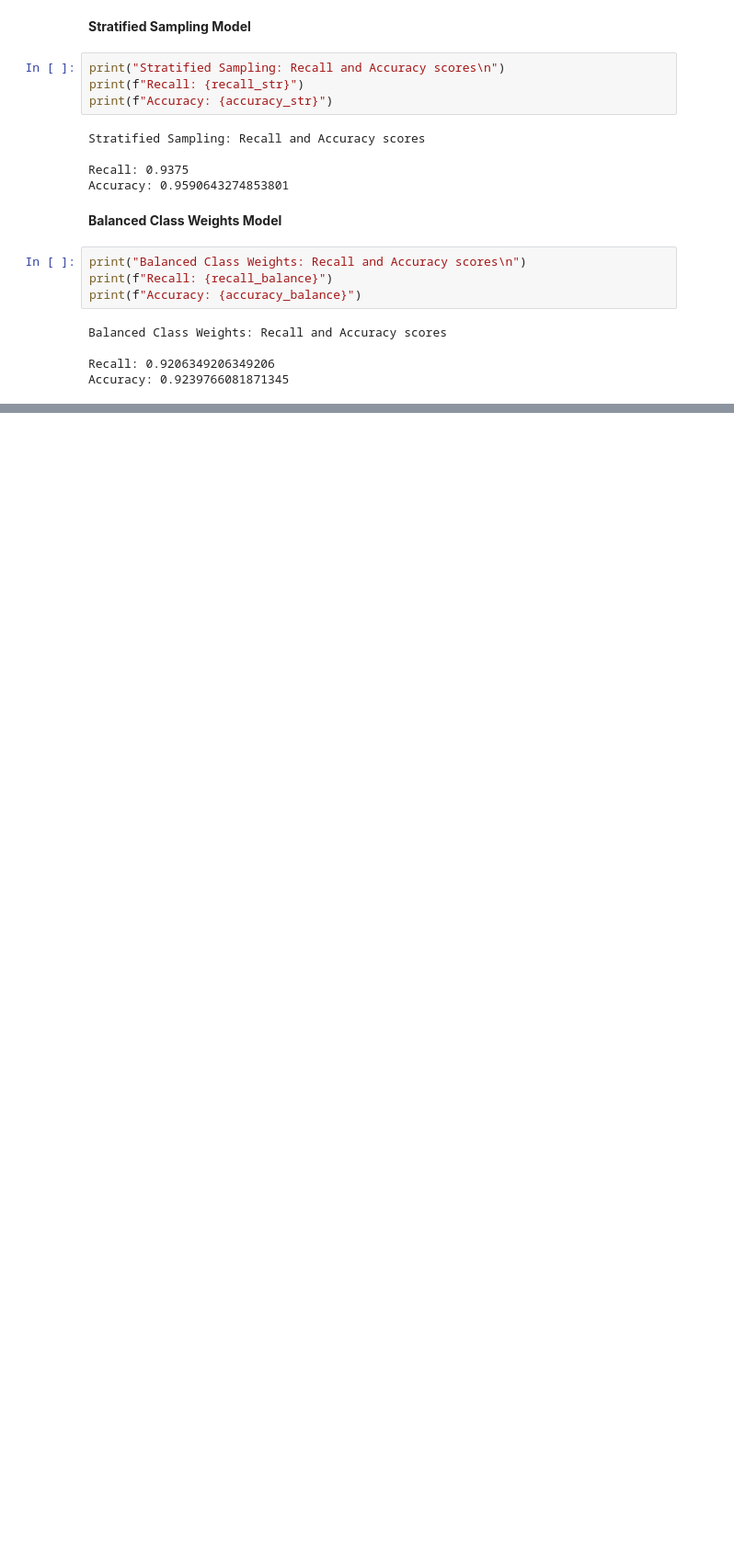
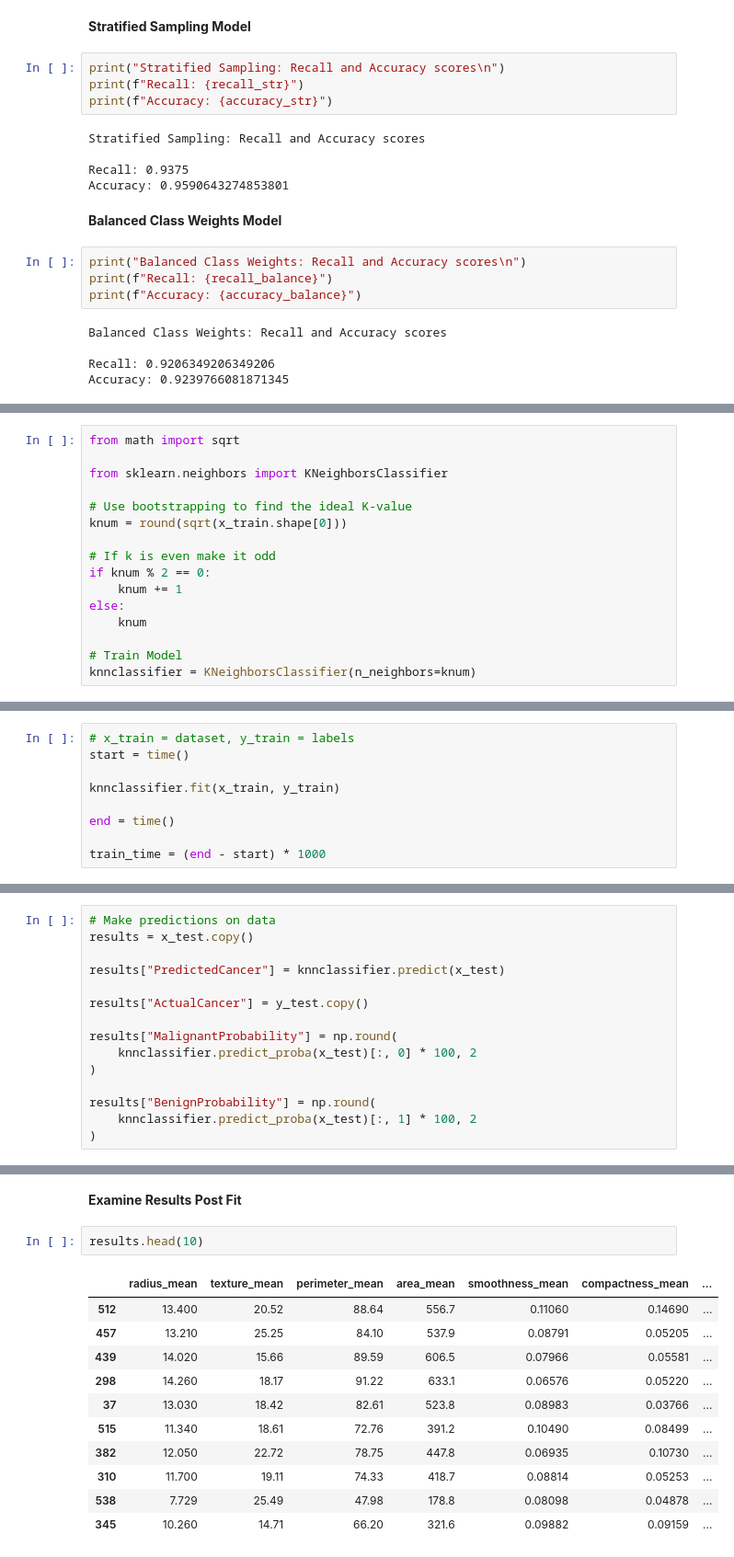
Before and after one commit to tyrantdavis/Logistic-Regression-Breast-Cancer, a Jupyter notebook: Logistic-Regression-Breast-Cancer.ipynb, the cells around one changed output, grey strips where cells are left out. Shown: that part at 92% size. Cells and saved outputs as stored; diff of their text form; blank space fills up the shorter version.

Commit message:
Implement KNN model.
Add missing logistic regression model score. Add minor modifications to enhance readability.

```diff
--- a/Logistic-Regression-Breast-Cancer.ipynb
+++ b/Logistic-Regression-Breast-Cancer.ipynb
@@ -686,0 +731,16 @@ Accuracy: 0.9239766081871345
+# %%
+from math import sqrt
+
+from sklearn.neighbors import KNeighborsClassifier
+
+# Use bootstrapping to find the ideal K-value
+knum = round(sqrt(x_train.shape[0]))
+
+# If k is even make it odd
+if knum % 2 == 0:
+    knum += 1
+else:
+    knum
+
+# Train Model
+knnclassifier = KNeighborsClassifier(n_neighbors=knum)
@@ -686,0 +760,9 @@ Accuracy: 0.9239766081871345
+# %%
+# x_train = dataset, y_train = labels
+start = time()
+
+knnclassifier.fit(x_train, y_train)
+
+end = time()
+
+train_time = (end - start) * 1000
@@ -686,0 +771,15 @@ Accuracy: 0.9239766081871345
+# %%
+# Make predictions on data
+results = x_test.copy()
+
+results["PredictedCancer"] = knnclassifier.predict(x_test)
+
+results["ActualCancer"] = y_test.copy()
+
+results["MalignantProbability"] = np.round(
+    knnclassifier.predict_proba(x_test)[:, 0] * 100, 2
+)
+
+results["BenignProbability"] = np.round(
+    knnclassifier.predict_proba(x_test)[:, 1] * 100, 2
+)
@@ -686,0 +788,16 @@ Accuracy: 0.9239766081871345
+# %% [markdown]
+**Examine Results Post Fit**
+# %%
+results.head(10)
+# %% [output]
+|  | radius_mean | texture_mean | perimeter_mean | area_mean | smoothness_mean | compactness_mean | ... |
+| 512 | 13.400 | 20.52 | 88.64 | 556.7 | 0.11060 | 0.14690 | ... |
+| 457 | 13.210 | 25.25 | 84.10 | 537.9 | 0.08791 | 0.05205 | ... |
+| 439 | 14.020 | 15.66 | 89.59 | 606.5 | 0.07966 | 0.05581 | ... |
+| 298 | 14.260 | 18.17 | 91.22 | 633.1 | 0.06576 | 0.05220 | ... |
+| 37 | 13.030 | 18.42 | 82.61 | 523.8 | 0.08983 | 0.03766 | ... |
+| 515 | 11.340 | 18.61 | 72.76 | 391.2 | 0.10490 | 0.08499 | ... |
+| 382 | 12.050 | 22.72 | 78.75 | 447.8 | 0.06935 | 0.10730 | ... |
+| 310 | 11.700 | 19.11 | 74.33 | 418.7 | 0.08814 | 0.05253 | ... |
+| 538 | 7.729 | 25.49 | 47.98 | 178.8 | 0.08098 | 0.04878 | ... |
+| 345 | 10.260 | 14.71 | 66.20 | 321.6 | 0.09882 | 0.09159 | ... |
```
Also changed, not shown: parts of 25 cells of this notebook.
